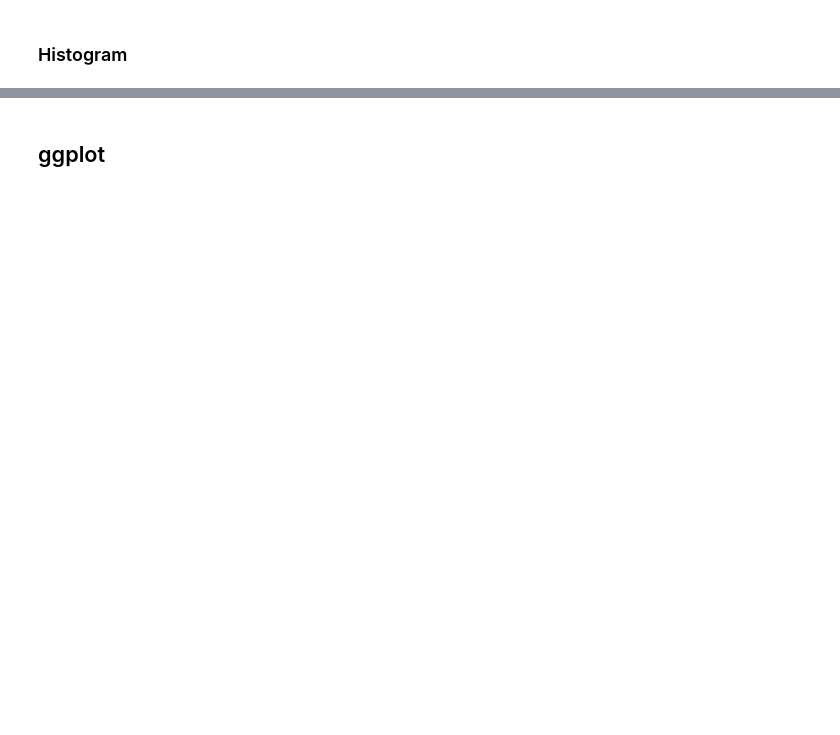
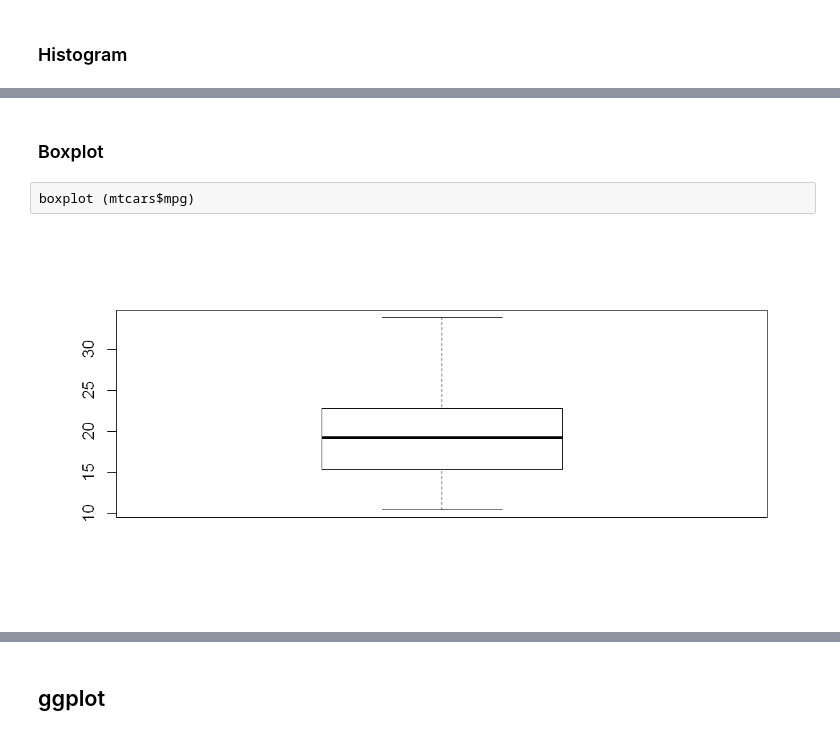
Before and after one commit to yongks/r_book, a Jupyter notebook: 04-visualization.ipynb, the cells around one changed output, grey strips where cells are left out. Saved outputs shown, nothing was run; the diff lists cells and outputs as text; blank space fills up the shorter version.

```diff
--- a/04-visualization.ipynb
+++ b/04-visualization.ipynb
@@ -35,0 +60,6 @@ hist(iris$Sepal.Length)
+# %% [markdown]
+### Boxplot
+# %%
+boxplot (mtcars$mpg)
+# %% [output]
+[figure, added]
```
Also changed, not shown: parts of 20 cells of this notebook, 11 other files.
